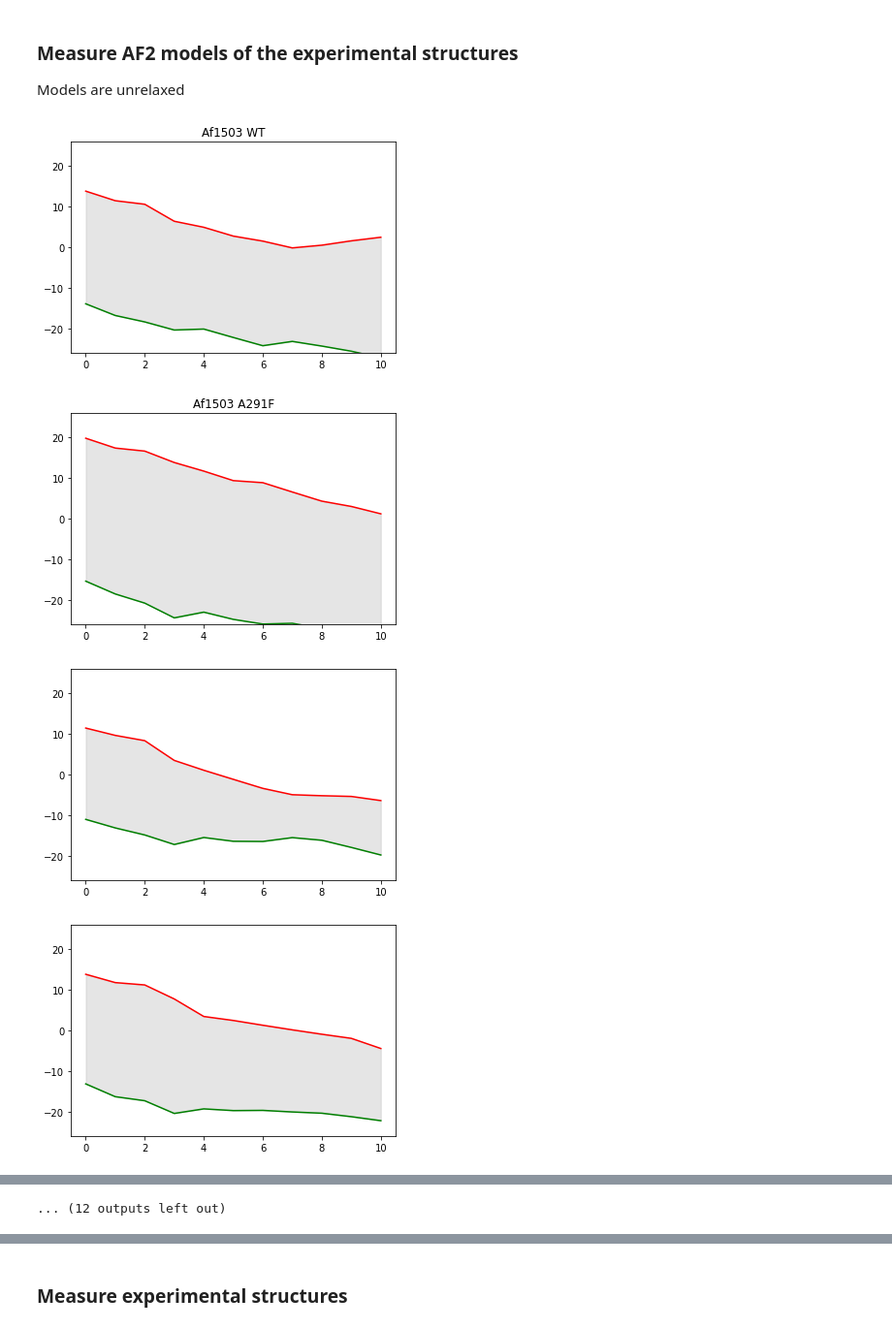
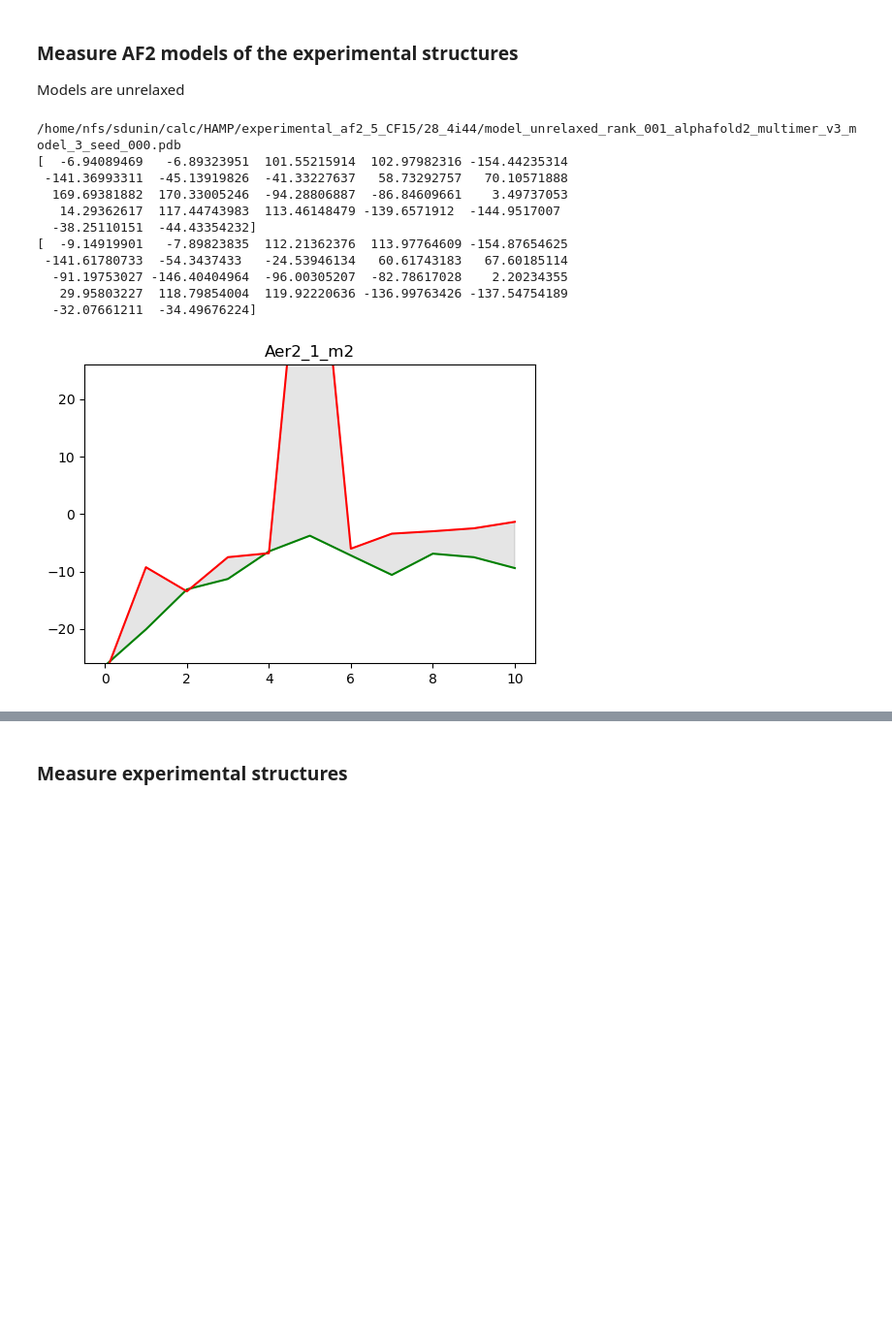
Before and after one commit to labstructbioinf/HAMPpred, a Jupyter notebook: notebooks/steps/2b_prepare_pdb.ipynb, the cells around one changed output, grey strips where cells are left out. Shown at 97% size. Drawn from its saved outputs; the diff is of its cells as text; code cells hidden in the pictures; blank space fills up the shorter version.

```diff
--- a/notebooks/steps/2b_prepare_pdb.ipynb
+++ b/notebooks/steps/2b_prepare_pdb.ipynb
@@ -96,7 +114,7 @@ exp_hamp2name
 # %% [markdown]
 ### Prepare AF2 jobs for the experimental structures
 # %%
-ok_sequences = []
+#ok_sequences = []
 
 # files available upon request
 af2_path = '/home/nfs/sdunin/calc/HAMP/experimental_af2_5_CF15' # 5 recycles / ColabFold 1.5
@@ -119,10 +137,11 @@ for pos, row in enumerate(exp_hamps):
     n_helix = chain_seq[seq_startN:seq_startN+length]
     c_helix = chain_seq[seq_startC:seq_startC+length]
 
-    if not mutant:
-        full_seq = n_helix + c_helix
-        assert full_seq not in ok_sequences, pdb
-        ok_sequences.append(full_seq)
+    # sequence redundancy check
+    #if not mutant:
+    #    full_seq = n_helix + c_helix
+    #    assert full_seq not in ok_sequences, pdb
+    #    ok_sequences.append(full_seq)
 
     print ('\t'.join([pdb, n_helix, c_helix]))
 
@@ -190,12 +209,20 @@ Models are unrelaxed
 data=[]
 
 for pos, (exp_hamp, helix) in enumerate(zip(exp_hamps, helices)):
+
+    if exp_hamp[-1]==True: continue
+
+
 
     pdb = exp_hamp[0].split('.')[0]
     n_helix_seq = helix[0]
     c_helix_seq = helix[1]
     full_seq = helix[2]
     name = exp_hamp[-2]
+
+    # debug
+
+    if name != "Aer2_1_m2": continue
 
     assert full_seq.find(n_helix_seq) == EXTENSION
 
@@ -225,6 +252,8 @@ for pos, (exp_hamp, helix) in enumerate(zip(exp_hamps, helices)):
     assert len(pdb_files)>0, 'Missing models'
     pdb_file = pdb_files[0]
 
+    print(pdb_file)
+
     # measure
     bundle_df, n_crick, c_crick = measure_one_HAMP(pdb_file,
                                                  a1_start, a1_stop,
@@ -233,6 +262,9 @@ for pos, (exp_hamp, helix) in enumerate(zip(exp_hamps, helices)):
 
     n_crick = n_crick[2:-2]
     c_crick = c_crick[2:-2]
+
+    print(n_crick)
+    print(c_crick)
 
     P = bundle_df.P.values
     n_P_list = P[0::2][2:-2]
@@ -268,34 +300,42 @@ for pos, (exp_hamp, helix) in enumerate(zip(exp_hamps, helices)):
                    color='k', alpha=0.1)
 
     #ax.plot(rot, label=exp_hamp[0]+"rotation", color='black')
     ax.set_ylim(-26, 26)
     ax.set_title(name)
 
     n_crick_diff = np.mean(n_crick_diff)
     c_crick_diff = np.mean(c_crick_diff)
 
     seq1 = bundle_df.res_name[0::4].tolist()
     seq2 = bundle_df.res_name[1::4].tolist()
     seq1 = "".join([AA_3_to_1[res] for res in seq1])
     seq2 = "".join([AA_3_to_1[res] for res in seq2])
 
     assert seq1 == n_helix_seq
     assert seq2 == c_helix_seq
 
     data.append([str(pos)+ "_" + exp_hamp[0], n_crick_diff, c_crick_diff, seq1, seq2, exp_hamp[7], n_crick, c_crick, exp_hamp[8],
                 exp_hamp[9]])
 
 
 data_af2_df = pd.DataFrame(data, columns=['pdb', 'n_rot', 'c_rot', 'seq1', 'seq2', 'color', 'n_list', 'c_list', 'label', 'mutant'])
 data_af2_df.set_index('pdb', inplace=True)
 
 data_af2_df['rot'] = diffangle(data_af2_df.n_list, data_af2_df.c_list)
 data_af2_df['rot_mean'] = data_af2_df['rot'].apply(np.mean)
 data_af2_df['rot_std'] = data_af2_df['rot'].apply(np.std)
 
 data_af2_df.to_pickle(os.path.join(data_dir, 'pdb_af2_measure.p'))
 # %% [output]
+/home/nfs/sdunin/calc/HAMP/experimental_af2_5_CF15/28_4i44/model_unrelaxed_rank_001_alphafold2_multimer_v3_model_3_seed_000.pdb
+[  -6.94089469   -6.89323951  101.55215914  102.97982316 -154.44235314
+ -141.36993311  -45.13919826  -41.33227637   58.73292757   70.10571888
+  169.69381882  170.33005246  -94.28806887  -86.84609661    3.49737053
+   14.29362617  117.44743983  113.46148479 -139.6571912  -144.9517007
+  -38.25110151  -44.43354232]
+[  -9.14919901   -7.89823835  112.21362376  113.97764609 -154.87654625
+ -141.61780733  -54.3437433   -24.53946134   60.61743183   67.60185114
+  -91.19753027 -146.40404964  -96.00305207  -82.78617028    2.20234355
+   29.95803227  118.79854004  119.92220636 -136.99763426 -137.54754189
+  -32.07661211  -34.49676224]
-[figure, old version]
+[figure, new version]
-[figure, removed]
-[figure, removed]
-[figure, removed]
@@ -310,4 +342,3 @@ data_af2_df.to_pickle(os.path.join(data_dir, 'pdb_af2_measure.p'))
-... (12 outputs left out)
 # %%
 len(data_af2_df)
 # %% [output]
```
Also changed, not shown: parts of 9 cells of this notebook, 25 other files.
